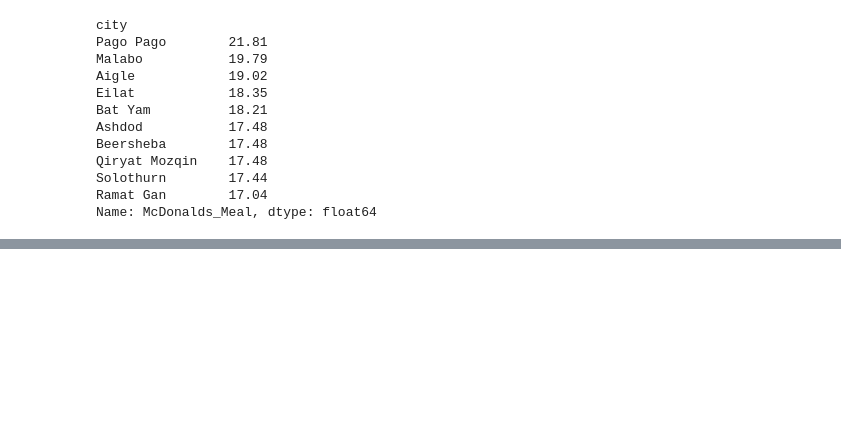
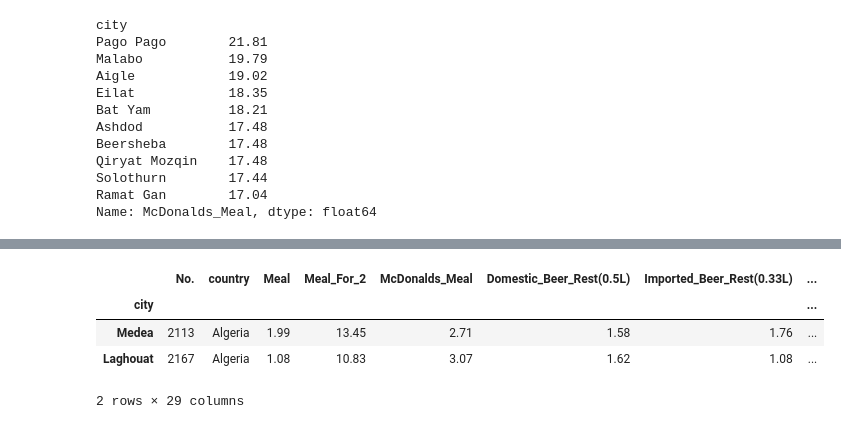
Before and after one commit to Reed-Carter/Global-Cost-of-Living, a Jupyter notebook: phil-project.ipynb, the cells around one changed output, grey strips where cells are left out. Cells and saved outputs as stored; diff of their text form; code cells hidden in the pictures; blank space fills up the shorter version.

Commit message:
find max and min value for Cappuccino column.

```diff
--- a/phil-project.ipynb
+++ b/phil-project.ipynb
@@ -287,0 +305,8 @@ Name: McDonalds_Meal, dtype: float64
+# %%
+cost_of_living[cost_of_living.Cappuccino == 0.22]
+# %% [output]
+|  | No. | country | Meal | Meal_For_2 | McDonalds_Meal | Domestic_Beer_Rest(0.5L) | Imported_Beer_Rest(0.33L) | ... |
+| city |  |  |  |  |  |  |  | ... |
+| Medea | 2113 | Algeria | 1.99 | 13.45 | 2.71 | 1.58 | 1.76 | ... |
+| Laghouat | 2167 | Algeria | 1.08 | 10.83 | 3.07 | 1.62 | 1.08 | ... |
+2 rows × 29 columns
```
Also changed, not shown: parts of 4 cells of this notebook.
